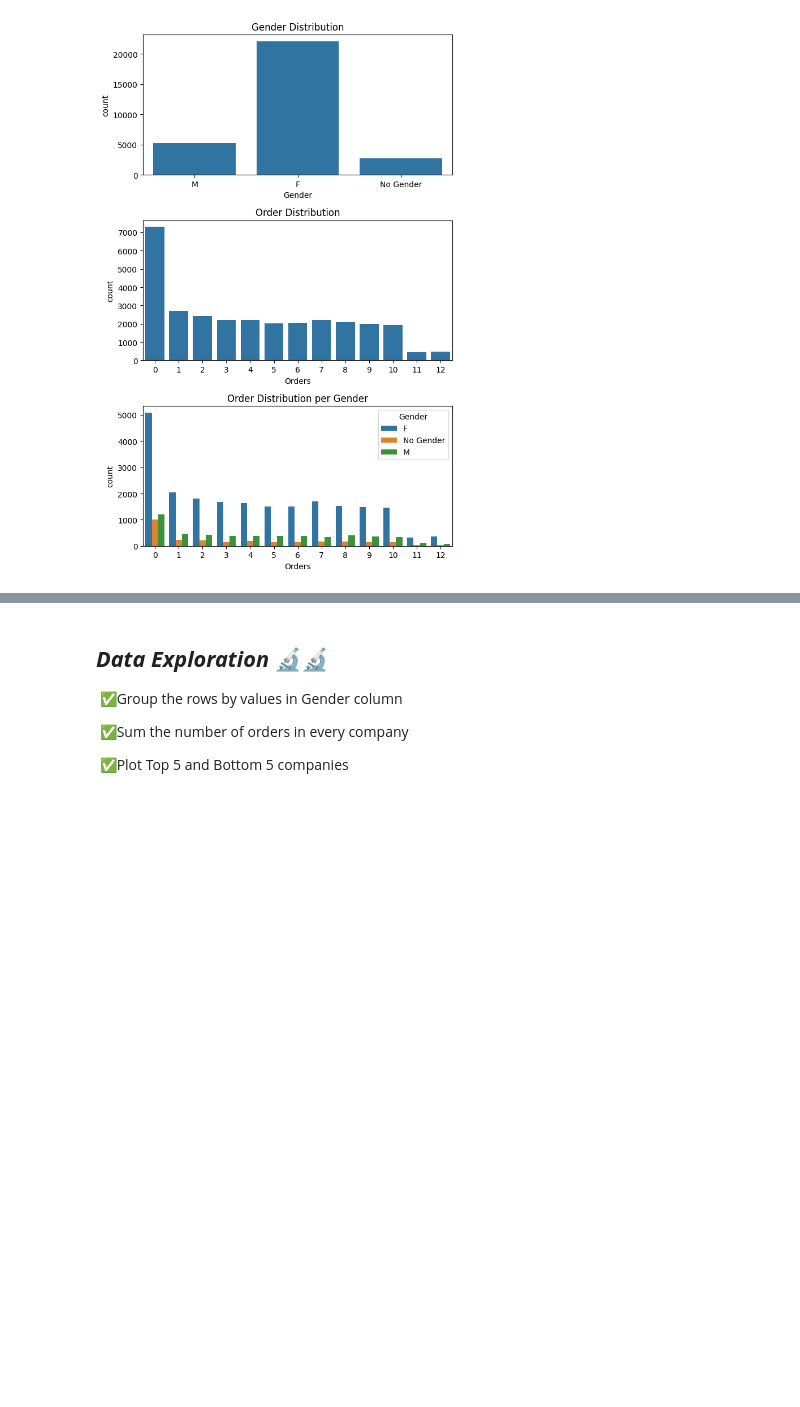
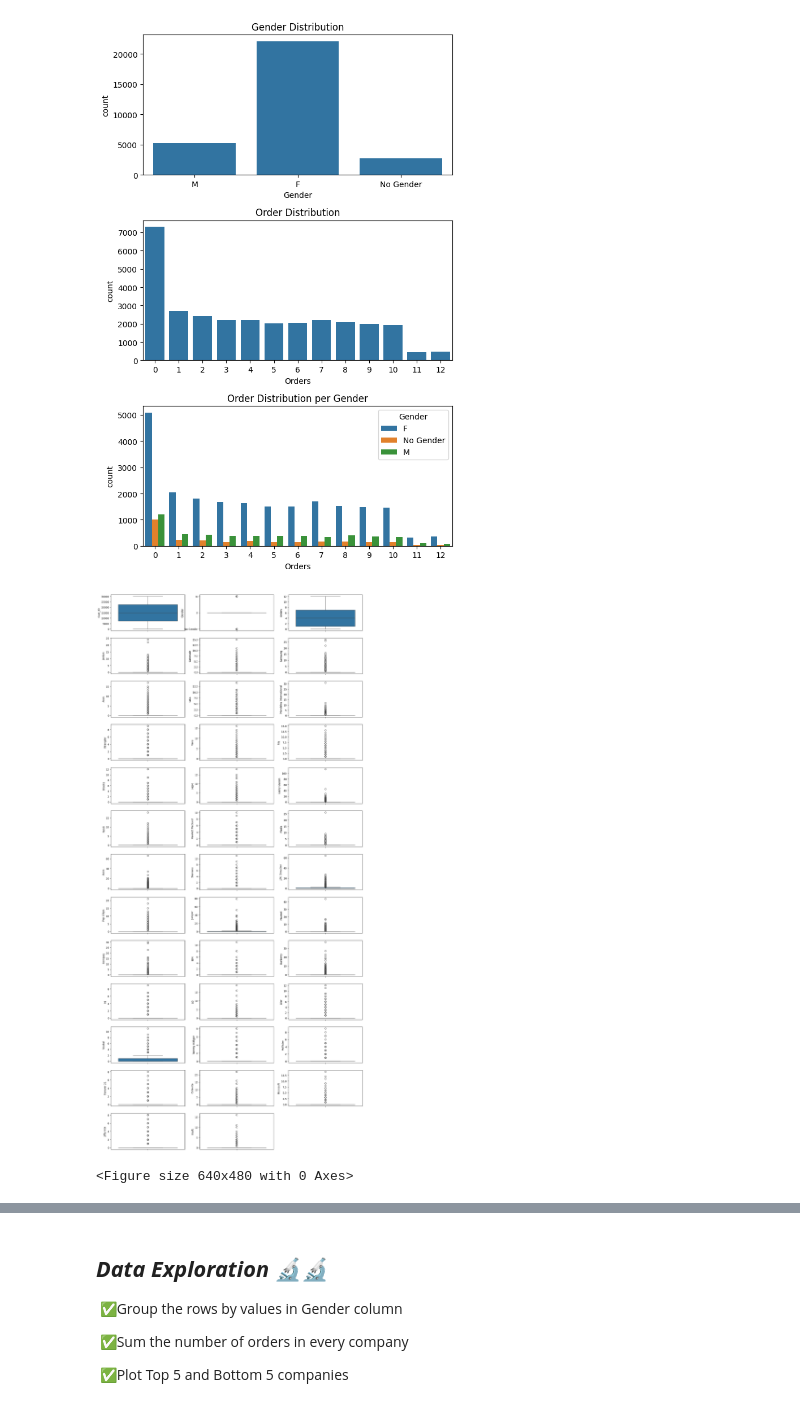
Before and after one commit to AllanMogley/12-Zidio-Projects, a Jupyter notebook: 01 - Projects/01 - Customer Segmentation/cleaner.ipynb, the cells around one changed output, grey strips where cells are left out. Drawn from its saved outputs; the diff is of its cells as text; code cells hidden in the pictures; blank space fills up the shorter version.

Commit message:
BoxPlots

```diff
--- a/01 - Projects/01 - Customer Segmentation/cleaner.ipynb
+++ b/01 - Projects/01 - Customer Segmentation/cleaner.ipynb
@@ -63,3 +63,20 @@ plt.tight_layout()
 plt.show()
 # %% [output]
 [figure]
+# %%
+cols = list(df.columns)
+
+def dist_list(lst):
+    plt.figure(figsize = (18, 40))
+
+    for i, col in enumerate(lst, 1):
+        plt.subplot(13,3,i)
+        sns.boxplot(data = df, y = df[col])
+
+    plt.show()
+    plt.tight_layout()
+
+dist_list(cols)
+# %% [output]
+[figure, added]
+<Figure size 640x480 with 0 Axes>
```
Also changed, not shown: parts of 3 cells of this notebook.
